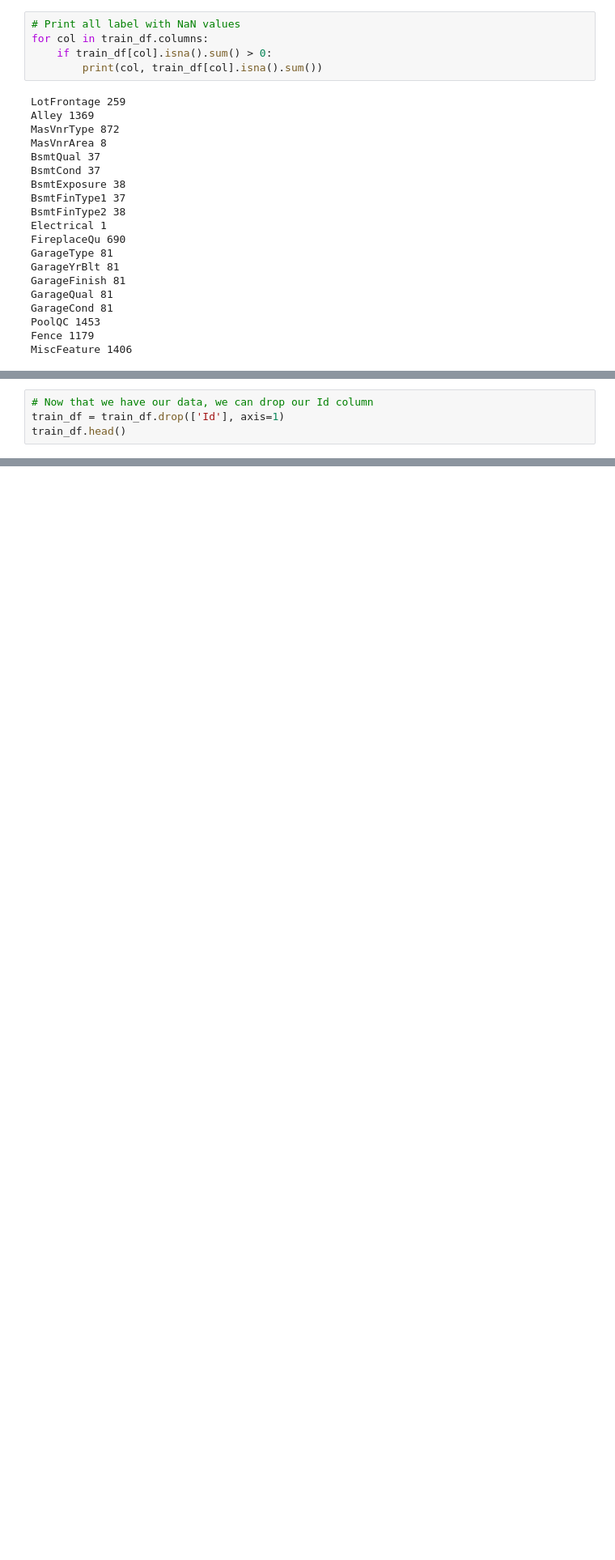
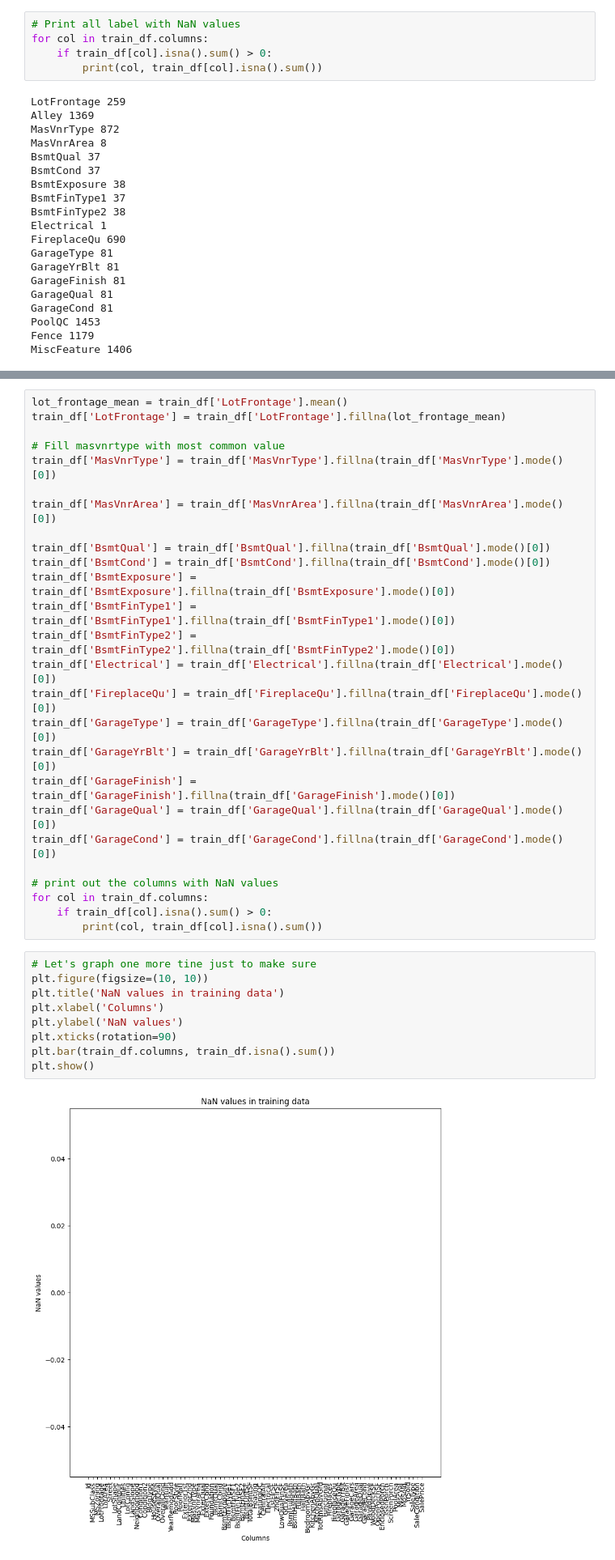
Before and after one commit to isaacj96/HousingMarket, a Jupyter notebook: house-prices-advanced-regression-techniques/main.ipynb, the cells around one changed output, grey strips where cells are left out. Shown at 81% size. Saved outputs shown, nothing was run; the diff lists cells and outputs as text; blank space fills up the shorter version.

```diff
--- a/house-prices-advanced-regression-techniques/main.ipynb
+++ b/house-prices-advanced-regression-techniques/main.ipynb
@@ -193,4 +135,0 @@ for col in train_df.columns:
-# %%
-# Now that we have our data, we can drop our Id column
-train_df = train_df.drop(['Id'], axis=1)
-train_df.head()
@@ -208,0 +136,37 @@ y = train_df['SalePrice']
+# %%
+lot_frontage_mean = train_df['LotFrontage'].mean()
+train_df['LotFrontage'] = train_df['LotFrontage'].fillna(lot_frontage_mean)
+
+# Fill masvnrtype with most common value
+train_df['MasVnrType'] = train_df['MasVnrType'].fillna(train_df['MasVnrType'].mode()[0])
+
+train_df['MasVnrArea'] = train_df['MasVnrArea'].fillna(train_df['MasVnrArea'].mode()[0])
+
+train_df['BsmtQual'] = train_df['BsmtQual'].fillna(train_df['BsmtQual'].mode()[0])
+train_df['BsmtCond'] = train_df['BsmtCond'].fillna(train_df['BsmtCond'].mode()[0])
+train_df['BsmtExposure'] = train_df['BsmtExposure'].fillna(train_df['BsmtExposure'].mode()[0])
+train_df['BsmtFinType1'] = train_df['BsmtFinType1'].fillna(train_df['BsmtFinType1'].mode()[0])
+train_df['BsmtFinType2'] = train_df['BsmtFinType2'].fillna(train_df['BsmtFinType2'].mode()[0])
+train_df['Electrical'] = train_df['Electrical'].fillna(train_df['Electrical'].mode()[0])
+train_df['FireplaceQu'] = train_df['FireplaceQu'].fillna(train_df['FireplaceQu'].mode()[0])
+train_df['GarageType'] = train_df['GarageType'].fillna(train_df['GarageType'].mode()[0])
+train_df['GarageYrBlt'] = train_df['GarageYrBlt'].fillna(train_df['GarageYrBlt'].mode()[0])
+train_df['GarageFinish'] = train_df['GarageFinish'].fillna(train_df['GarageFinish'].mode()[0])
+train_df['GarageQual'] = train_df['GarageQual'].fillna(train_df['GarageQual'].mode()[0])
+train_df['GarageCond'] = train_df['GarageCond'].fillna(train_df['GarageCond'].mode()[0])
+
+# print out the columns with NaN values
+for col in train_df.columns:
+    if train_df[col].isna().sum() > 0:
+        print(col, train_df[col].isna().sum())
+# %%
+# Let's graph one more tine just to make sure
+plt.figure(figsize=(10, 10))
+plt.title('NaN values in training data')
+plt.xlabel('Columns')
+plt.ylabel('NaN values')
+plt.xticks(rotation=90)
+plt.bar(train_df.columns, train_df.isna().sum())
+plt.show()
+# %% [output]
+[figure, added]
```
Also changed, not shown: parts of 26 cells of this notebook.
